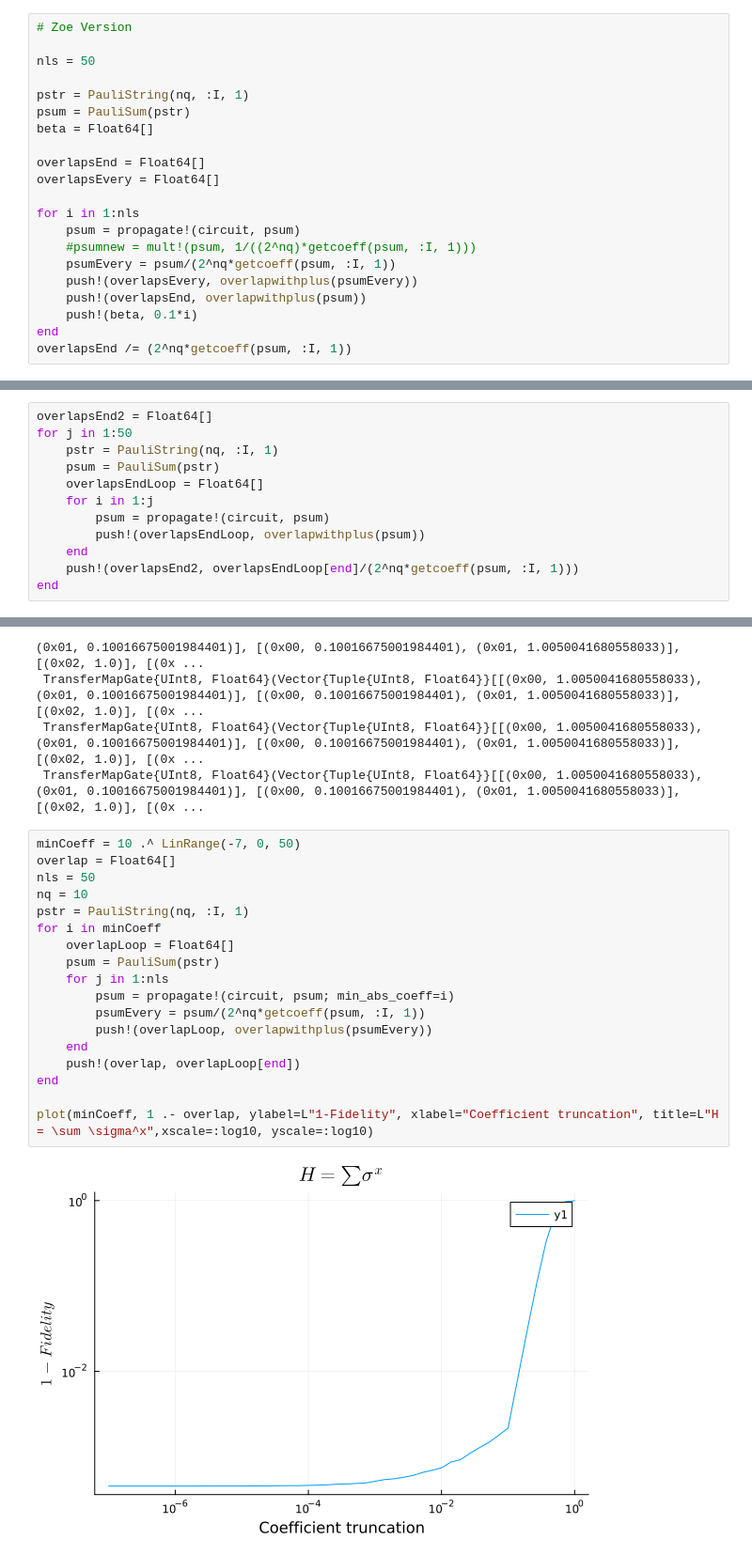
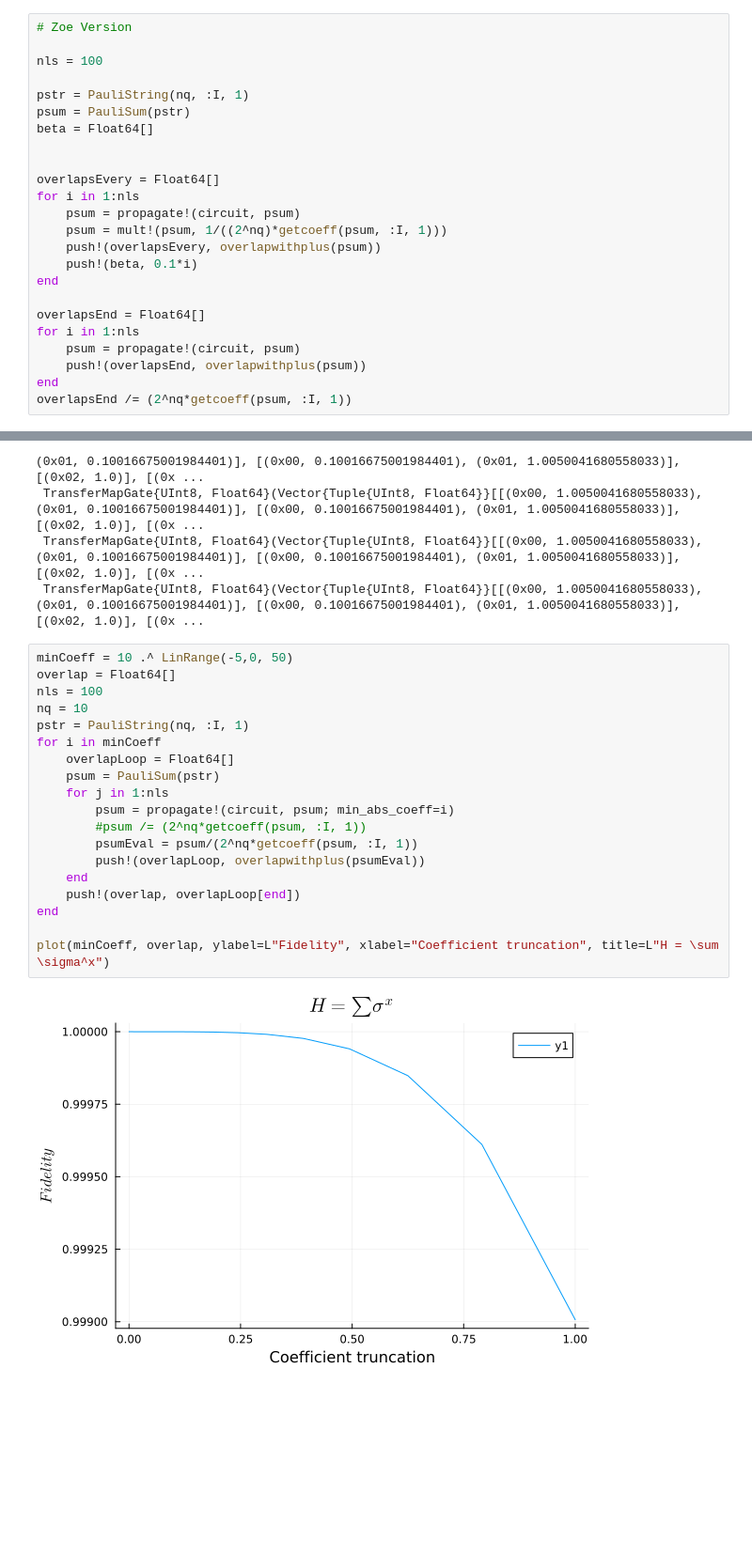
Before and after one commit to wrightjandrew/ImaginaryTimeEvolutionPauliPropagation, a Jupyter notebook: imaginaryTimeEvolution/proof_of_princ_thermal_state_prep (1).ipynb, the cells around one changed output, grey strips where cells are left out. Shown at 94% size. Cells and saved outputs as stored; diff of their text form; blank space fills up the shorter version.

```diff
--- a/imaginaryTimeEvolution/proof_of_princ_thermal_state_prep (1).ipynb
+++ b/imaginaryTimeEvolution/proof_of_princ_thermal_state_prep (1).ipynb
@@ -61,22 +72,25 @@ append!(circuit, TransferMapGate(rxmap, ii) for ii in 1:nq);
 # %%
 # Zoe Version
 
-nls = 50
+nls = 100
 
 pstr = PauliString(nq, :I, 1)
 psum = PauliSum(pstr)
 beta = Float64[]
 
-overlapsEnd = Float64[]
+
 overlapsEvery = Float64[]
-
 for i in 1:nls
     psum = propagate!(circuit, psum)
-    #psumnew = mult!(psum, 1/((2^nq)*getcoeff(psum, :I, 1)))
-    psumEvery = psum/(2^nq*getcoeff(psum, :I, 1))
-    push!(overlapsEvery, overlapwithplus(psumEvery))
-    push!(overlapsEnd, overlapwithplus(psum))
+    psum = mult!(psum, 1/((2^nq)*getcoeff(psum, :I, 1)))
+    push!(overlapsEvery, overlapwithplus(psum))
     push!(beta, 0.1*i)
 end
+
+overlapsEnd = Float64[]
+for i in 1:nls
+    psum = propagate!(circuit, psum)
+    push!(overlapsEnd, overlapwithplus(psum))
+end
 overlapsEnd /= (2^nq*getcoeff(psum, :I, 1))
 # %% [output]
@@ -105,12 +105,0 @@ plot!(overlapsEvery, ylabel="Fidelity with |+><+|", xlabel="Imaginary time step"
-# %%
-overlapsEnd2 = Float64[]
-for j in 1:50
-    pstr = PauliString(nq, :I, 1)
-    psum = PauliSum(pstr)
-    overlapsEndLoop = Float64[]
-    for i in 1:j
-        psum = propagate!(circuit, psum)
-        push!(overlapsEndLoop, overlapwithplus(psum))
-    end
-    push!(overlapsEnd2, overlapsEndLoop[end]/(2^nq*getcoeff(psum, :I, 1)))
-end
@@ -242,25 +226,26 @@ append!(circuit, TransferMapGate(rxmap, ii) for ii in 1:nq);
  TransferMapGate{UInt8, Float64}(Vector{Tuple{UInt8, Float64}}[[(0x00, 1.0050041680558033), (0x01, 0.10016675001984401)], [(0x00, 0.10016675001984401), (0x01, 1.0050041680558033)], [(0x02, 1.0)], [(0x ...
  TransferMapGate{UInt8, Float64}(Vector{Tuple{UInt8, Float64}}[[(0x00, 1.0050041680558033), (0x01, 0.10016675001984401)], [(0x00, 0.10016675001984401), (0x01, 1.0050041680558033)], [(0x02, 1.0)], [(0x ...
 # %%
-minCoeff = 10 .^ LinRange(-7, 0, 50)
+minCoeff = 10 .^ LinRange(-5,0, 50)
 overlap = Float64[]
-nls = 50
+nls = 100
 nq = 10
 pstr = PauliString(nq, :I, 1)
 for i in minCoeff
     overlapLoop = Float64[]
     psum = PauliSum(pstr)
     for j in 1:nls
         psum = propagate!(circuit, psum; min_abs_coeff=i)
-        psumEvery = psum/(2^nq*getcoeff(psum, :I, 1))
-        push!(overlapLoop, overlapwithplus(psumEvery))
+        #psum /= (2^nq*getcoeff(psum, :I, 1))
+        psumEval = psum/(2^nq*getcoeff(psum, :I, 1))
+        push!(overlapLoop, overlapwithplus(psumEval))
     end
     push!(overlap, overlapLoop[end])
 end
 
-plot(minCoeff, 1 .- overlap, ylabel=L"1-Fidelity", xlabel="Coefficient truncation", title=L"H = \sum \sigma^x",xscale=:log10, yscale=:log10)
+plot(minCoeff, overlap, ylabel=L"Fidelity", xlabel="Coefficient truncation", title=L"H = \sum \sigma^x")
 # %% [output]
-[figure, old version]
+[figure, new version]
 # %%
 weightCoeff = (1:1:10)
 overlap = Float64[]
```
Also changed, not shown: parts of 9 cells of this notebook, 2 other files.
